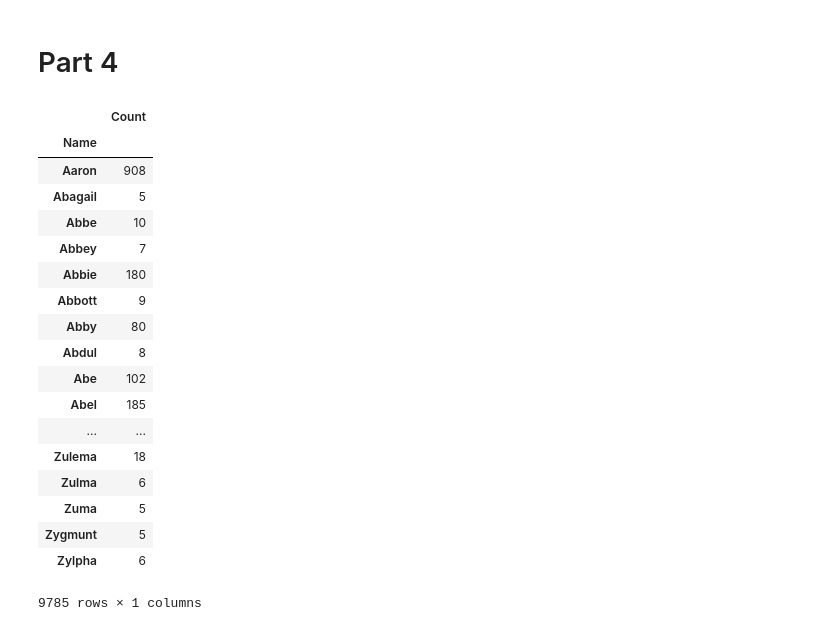
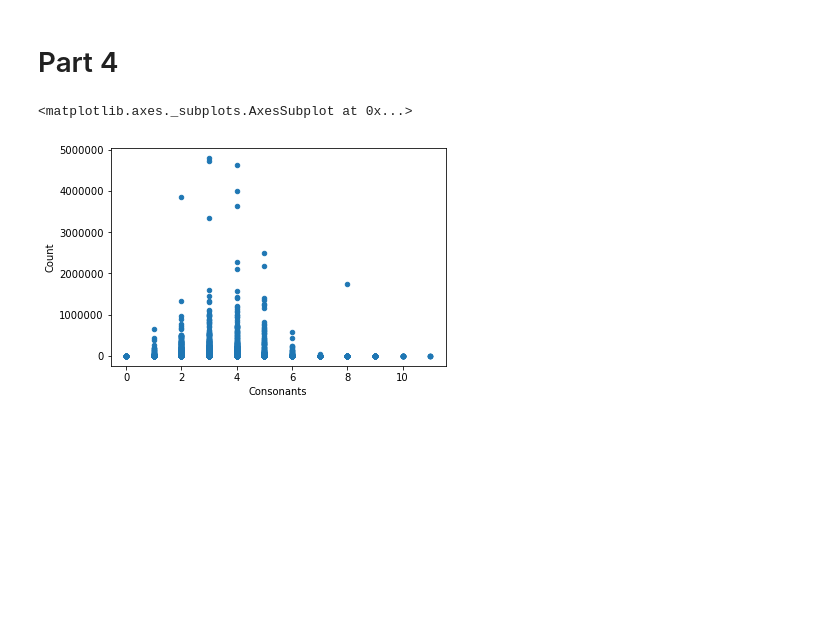
Before and after one commit to faniska/NetologyHW, a Jupyter notebook: PY5-4.2/NamesVisualization.ipynb, the cells around one changed output. Drawn from its saved outputs; the diff is of its cells as text; code cells hidden in the pictures; blank space fills up the shorter version.

```diff
--- a/PY5-4.2/NamesVisualization.ipynb
+++ b/PY5-4.2/NamesVisualization.ipynb
@@ -52,41 +52,24 @@ data.plot.pie(y='Count')
 # %%
 consonants = ['B', 'C', 'D', 'F', 'G', 'H', 'J', 'K', 'L', 'M', 'N', 'P', 'Q', 'R', 'S', 'T', 'V', 'W', 'X', 'Z']
 
 def count_consonants(row):
-    print(row.value)
-    return 0
     count = 0
     for c in consonants:
-        count += name.upper().count(c)
+        count += row.Name.upper().count(c)
     return count
 
 names_by_year = {}
-for year in range(1900, 2000, 50):
+for year in range(1900, 2000):
     file_path = '{}yob{}.txt'.format(DATA_PATH, year)
     names_by_year[year] = pd.read_csv(file_path, names=['Name','Gender','Count'])
 
 total_data = pd.concat(names_by_year).groupby('Name').sum()
-
+total_data['Name'] = total_data.index
+total_data.reset_index(level=['Name'], inplace=True)
 total_data['Consonants'] = total_data.apply(count_consonants, axis=1)
 
-data
+
+total_data.plot.scatter(x='Consonants', y='Count')
 # %% [output]
-|  | Count |
-| Name |  |
-| Aaron | 908 |
-| Abagail | 5 |
-| Abbe | 10 |
-| Abbey | 7 |
-| Abbie | 180 |
-| Abbott | 9 |
-| Abby | 80 |
-| Abdul | 8 |
-| Abe | 102 |
-| Abel | 185 |
-| ... | ... |
-| Zulema | 18 |
-| Zulma | 6 |
-| Zuma | 5 |
-| Zygmunt | 5 |
-| Zylpha | 6 |
-9785 rows × 1 columns
+<matplotlib.axes._subplots.AxesSubplot at 0x...>
+[figure, added]
```
